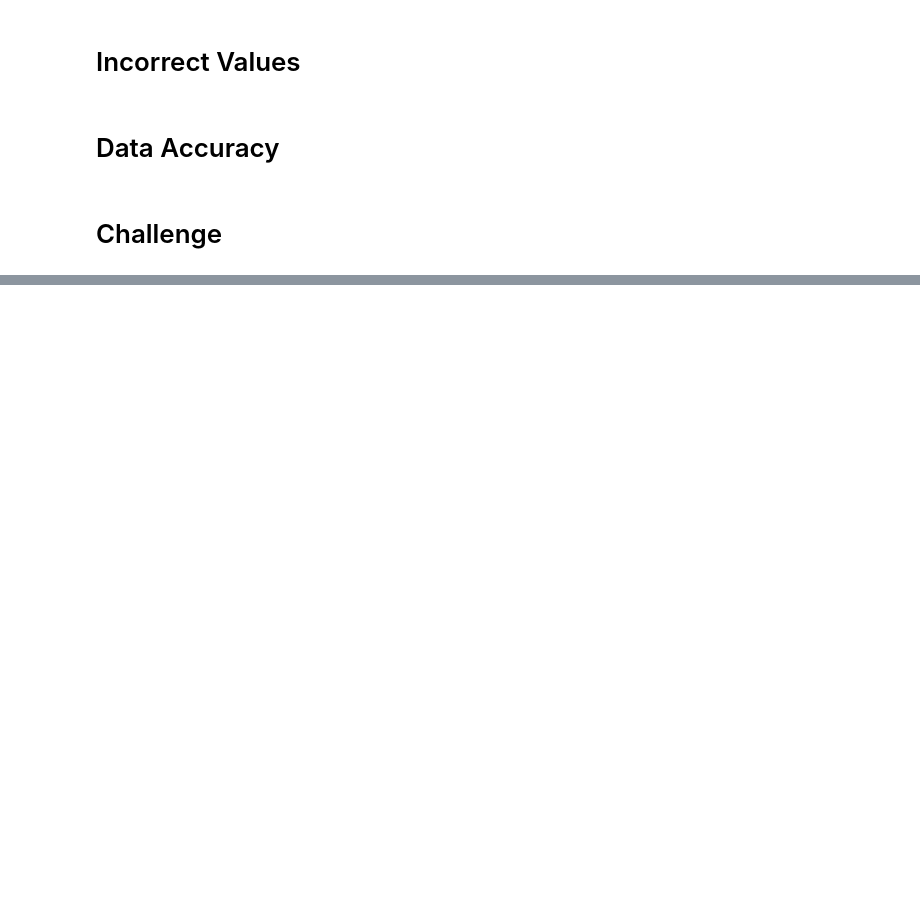
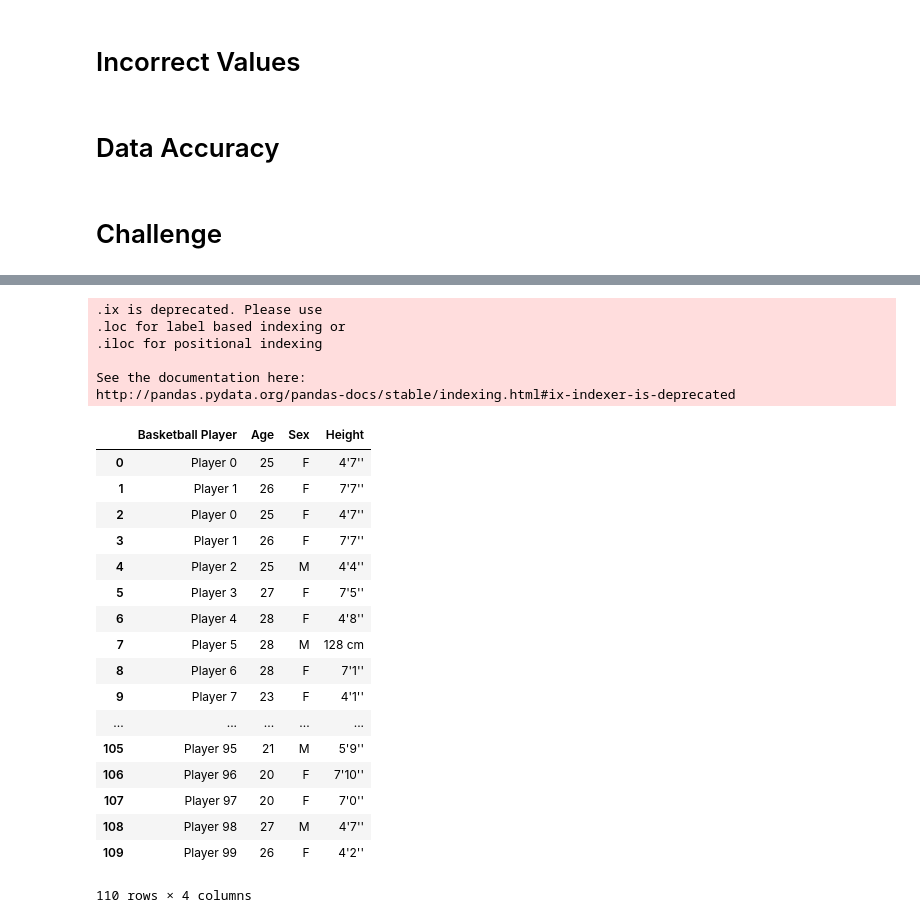
Before and after one commit to Emmanuel-Diaz/DataCleaning, a Jupyter notebook: Data_Generation.ipynb, the cells around one changed output, grey strips where cells are left out. Cells and saved outputs as stored; diff of their text form; code cells hidden in the pictures; blank space fills up the shorter version.

```diff
--- a/Data_Generation.ipynb
+++ b/Data_Generation.ipynb
@@ -95,0 +131,33 @@ for i in range(10):
+# %%
+#as always, lets mess it up
+for i in range(20):
+    basketball_data.loc[random.randint(0,99),"Height"] = "{} cm".format(random.randint(120,240))
+
+#creates duplicates
+basketball_data = pd.concat([basketball_data.ix[:1], basketball_data[0:10], basketball_data.ix[2:]]).reset_index(drop=True)
+basketball_data
+# %% [output]
+.ix is deprecated. Please use
+.loc for label based indexing or
+.iloc for positional indexing
+
+See the documentation here:
+http://pandas.pydata.org/pandas-docs/stable/indexing.html#ix-indexer-is-deprecated
+|  | Basketball Player | Age | Sex | Height |
+| 0 | Player 0 | 25 | F | 4'7'' |
+| 1 | Player 1 | 26 | F | 7'7'' |
+| 2 | Player 0 | 25 | F | 4'7'' |
+| 3 | Player 1 | 26 | F | 7'7'' |
+| 4 | Player 2 | 25 | M | 4'4'' |
+| 5 | Player 3 | 27 | F | 7'5'' |
+| 6 | Player 4 | 28 | F | 4'8'' |
+| 7 | Player 5 | 28 | M | 128 cm |
+| 8 | Player 6 | 28 | F | 7'1'' |
+| 9 | Player 7 | 23 | F | 4'1'' |
+| ... | ... | ... | ... | ... |
+| 105 | Player 95 | 21 | M | 5'9'' |
+| 106 | Player 96 | 20 | F | 7'10'' |
+| 107 | Player 97 | 20 | F | 7'0'' |
+| 108 | Player 98 | 27 | M | 4'7'' |
+| 109 | Player 99 | 26 | F | 4'2'' |
+110 rows × 4 columns
```
Also changed, not shown: parts of 2 cells of this notebook, 2 other files.
